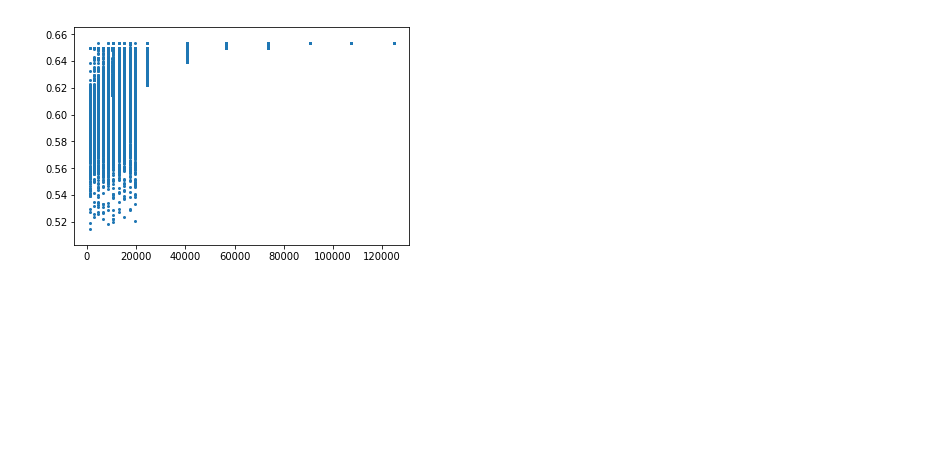
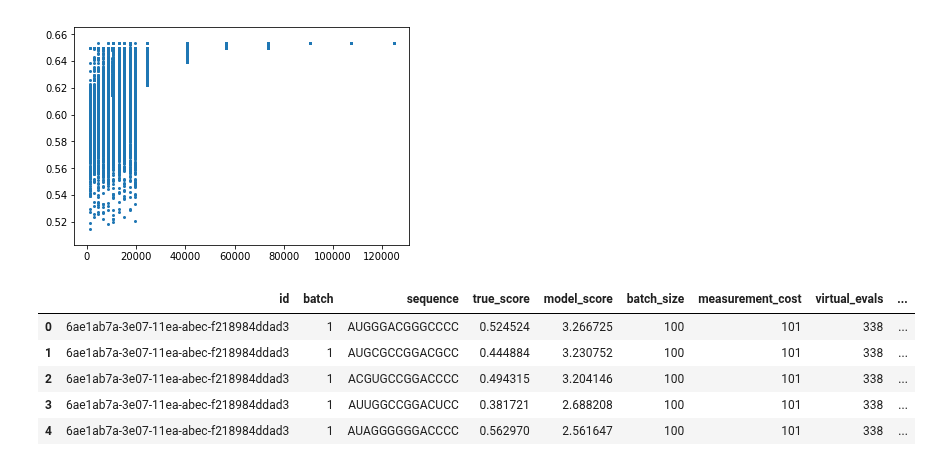
Before and after one commit to samsinai/FLEXS, a Jupyter notebook: notebooks/Analyze_evaluation_runs.ipynb, the cells around one changed output. Saved outputs shown, nothing was run; the diff lists cells and outputs as text; code cells hidden in the pictures; blank space fills up the shorter version.

```diff
--- a/notebooks/Analyze_evaluation_runs.ipynb
+++ b/notebooks/Analyze_evaluation_runs.ipynb
@@ -48,0 +50,9 @@ plt.scatter( efficiency_data.virtual_evals,efficiency_data.true_score,s=4)
+# %%
+data.head()
+# %% [output]
+|  | id | batch | sequence | true_score | model_score | batch_size | measurement_cost | virtual_evals | ... |
+| 0 | 6ae1ab7a-3e07-11ea-abec-f218984ddad3 | 1 | AUGGGACGGGCCCC | 0.524524 | 3.266725 | 100 | 101 | 338 | ... |
+| 1 | 6ae1ab7a-3e07-11ea-abec-f218984ddad3 | 1 | AUGCGCCGGACGCC | 0.444884 | 3.230752 | 100 | 101 | 338 | ... |
+| 2 | 6ae1ab7a-3e07-11ea-abec-f218984ddad3 | 1 | ACGUGCCGGACCCC | 0.494315 | 3.204146 | 100 | 101 | 338 | ... |
+| 3 | 6ae1ab7a-3e07-11ea-abec-f218984ddad3 | 1 | AUUGGCCGGACUCC | 0.381721 | 2.688208 | 100 | 101 | 338 | ... |
+| 4 | 6ae1ab7a-3e07-11ea-abec-f218984ddad3 | 1 | AUAGGGGGGACCCC | 0.562970 | 2.561647 | 100 | 101 | 338 | ... |
```
Also changed, not shown: parts of 6 cells of this notebook, 5 other files.
